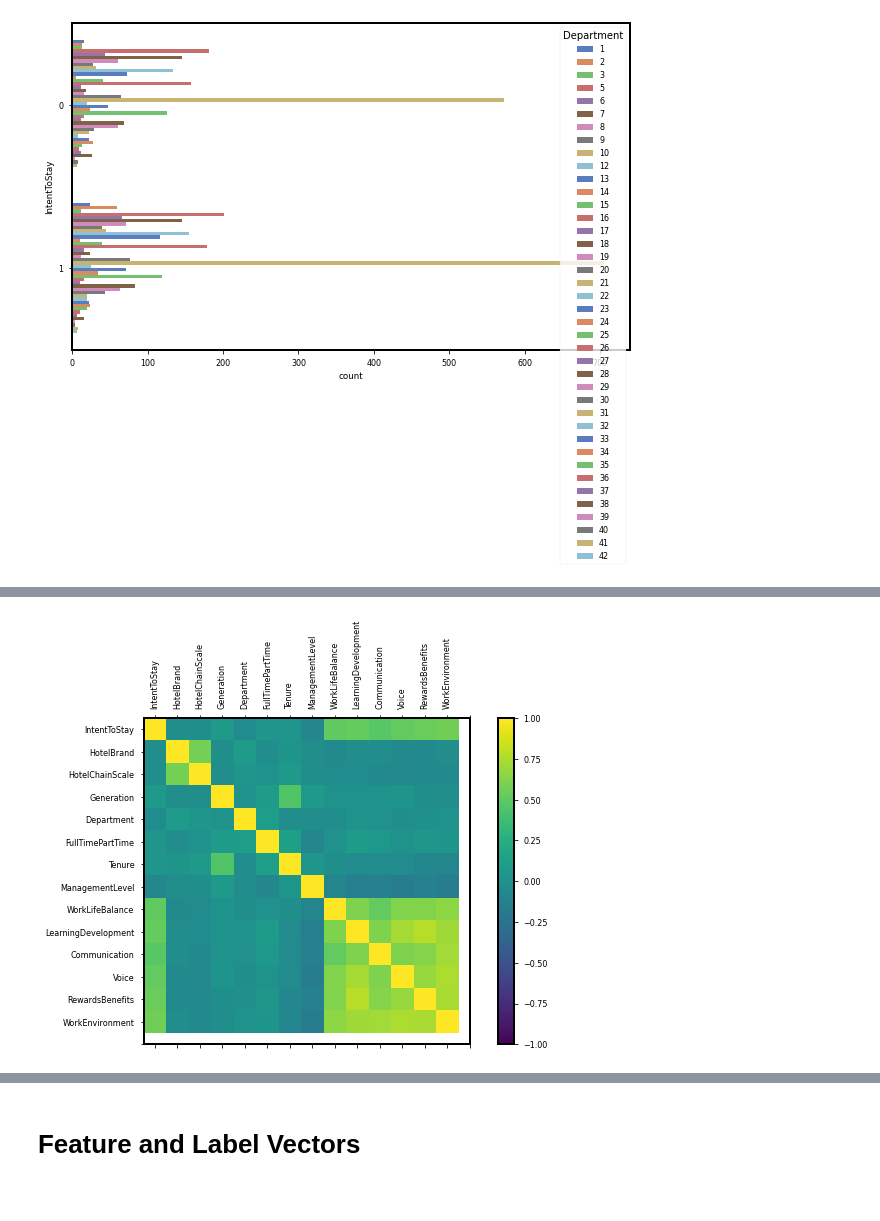
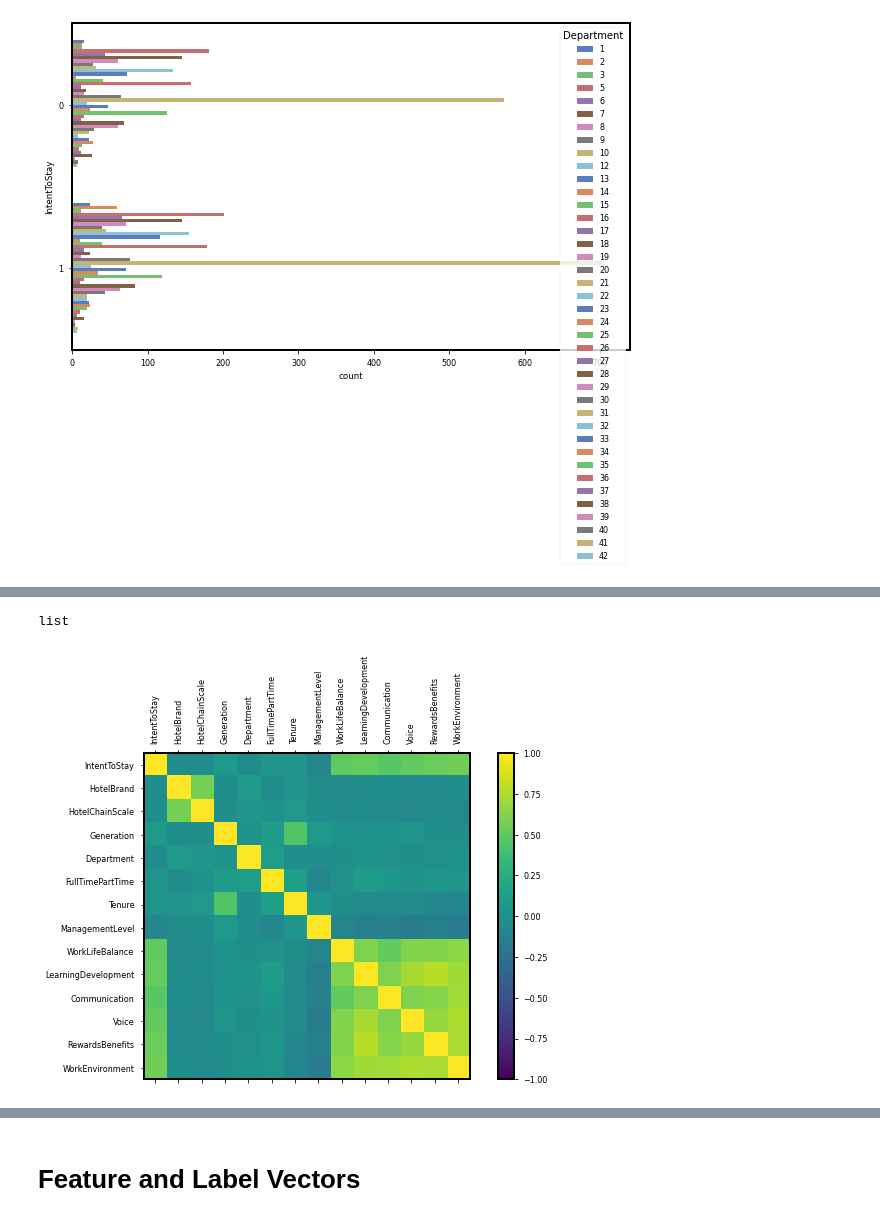
Before and after one commit to greermp/hilton_challenge, a Jupyter notebook: Working.ipynb, the cells around one changed output, grey strips where cells are left out. Saved outputs shown, nothing was run; the diff lists cells and outputs as text; code cells hidden in the pictures.

```diff
--- a/Working.ipynb
+++ b/Working.ipynb
@@ -368,5 +386,5 @@ Name: IntentToStay, dtype: int64
 # %%
-cols = ['IntentToStay'] + columns[2:-1]
-df = data[cols]
+corrcols = ['IntentToStay'] + columns[2:-1]
+df = data[corrcols]
 correlations = df.corr()
 # print (correlations)
@@ -373,17 +408,21 @@ correlations = df.corr()
+# %%
+type(corrcols)
+# %% [output]
+list
 # %%
 fig = plt.figure()
 ax = fig.add_subplot(111)
 # ax.set_color_cycle(['red','black','yellow'])
 cax = ax.matshow(correlations, interpolation='nearest', vmin = -1, vmax = 1)
 #cax = ax.imshow(correlations, interpolation='nearest', vmin = -1, vmax = 1)
 fig.colorbar(cax)
-ticks = np.arange(0, 15, 1)
+ticks = np.arange(0, 14, 1)
 ax.set_xticks(ticks)
 ax.set_yticks(ticks)
-ax.set_xticklabels(cols, rotation=90)
-ax.set_yticklabels(cols)
+ax.set_xticklabels(corrcols, rotation=90)
+ax.set_yticklabels(corrcols)
 plt.show()
 # %% [output]
-[figure, old version]
+[figure, new version]
 # %%
 correlations.style.background_gradient(cmap='coolwarm').set_precision(2)
```
Also changed, not shown: parts of 31 cells of this notebook, 2 other files.
